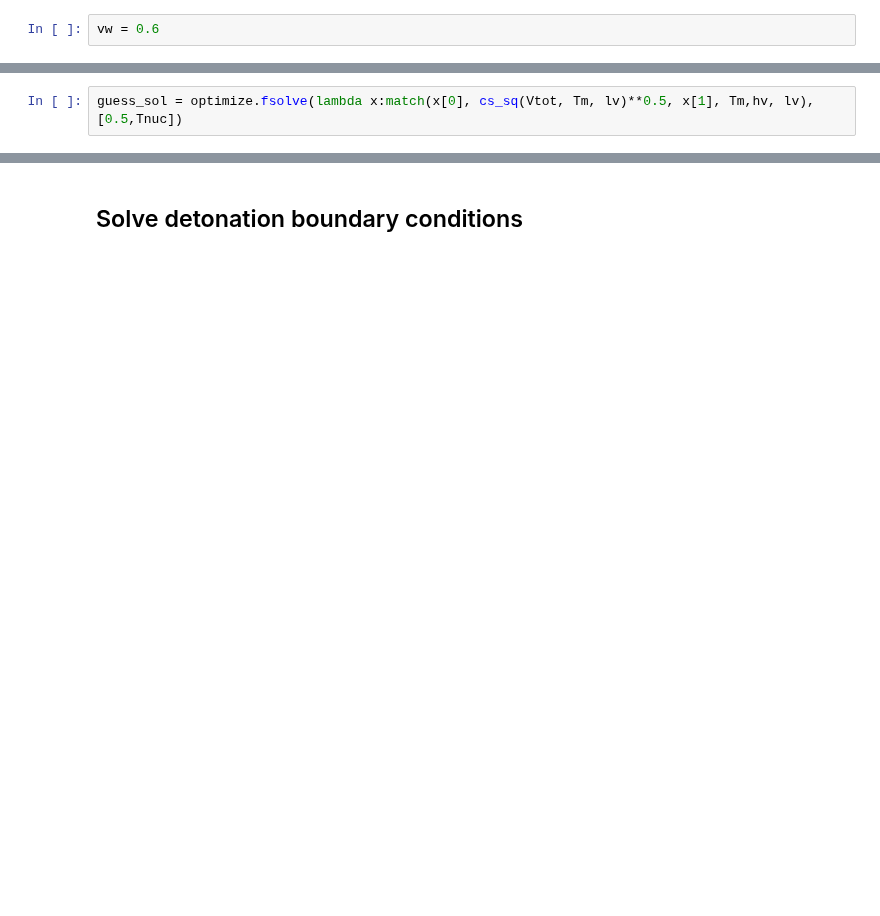
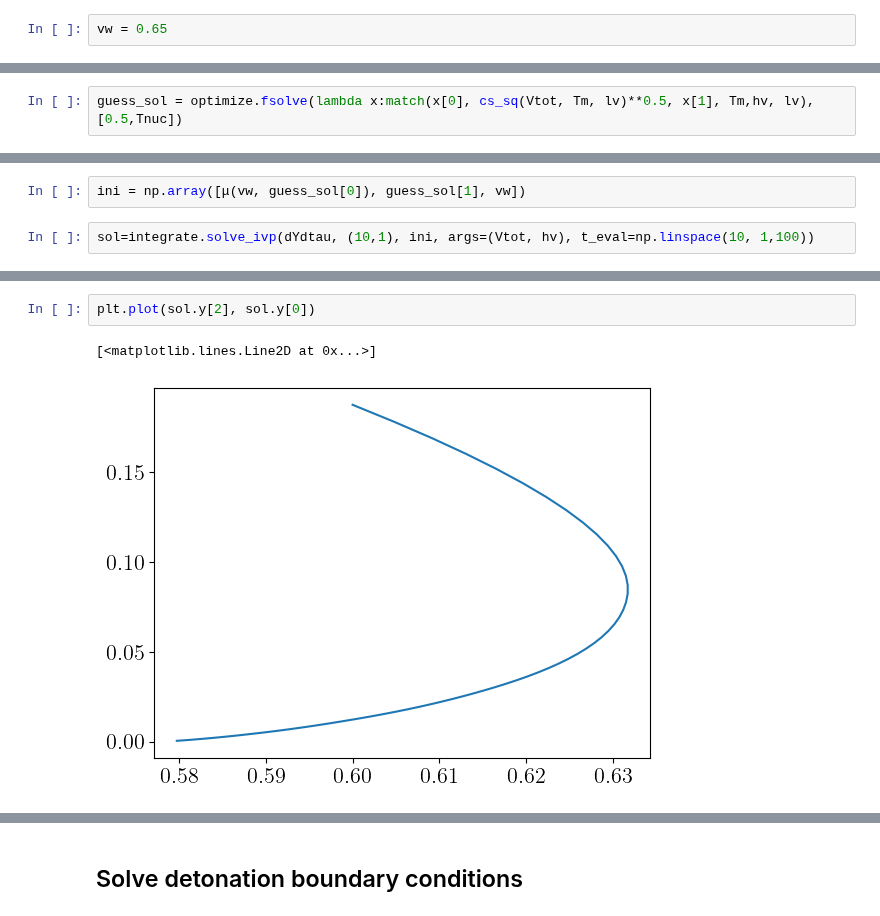
Before and after one commit to quarkquartet/Wall_velocity_LTE, a Jupyter notebook: SM/Main.ipynb, the cells around one changed output, grey strips where cells are left out. Drawn from its saved outputs; the diff is of its cells as text; blank space fills up the shorter version.

```diff
--- a/SM/Main.ipynb
+++ b/SM/Main.ipynb
@@ -178,7 +250,7 @@ print(optimize.fsolve(lambda x:match_T(x[0], vw, x[1], Tm,hv, lv),[0.4,Tnuc]))
 # %% [markdown]
 ## Solve hybrid boundary conditions
 # %%
-vw = 0.6
+vw = 0.65
 # %%
 Tm=53
 cs_sq(Vtot, Tm, lv)**0.5
@@ -192,0 +265,4 @@ array([ 0.50566074, 55.89279946])
+# %%
+ini = np.array([μ(vw, guess_sol[0]), guess_sol[1], vw])
+# %%
+sol=integrate.solve_ivp(dYdtau, (10,1), ini, args=(Vtot, hv), t_eval=np.linspace(10, 1,100))
@@ -192,0 +285,5 @@ array([ 0.50566074, 55.89279946])
+# %%
+plt.plot(sol.y[2], sol.y[0])
+# %% [output]
+[<matplotlib.lines.Line2D at 0x...>]
+[figure, added]
```
Also changed, not shown: parts of 94 cells of this notebook, 1 other file.
